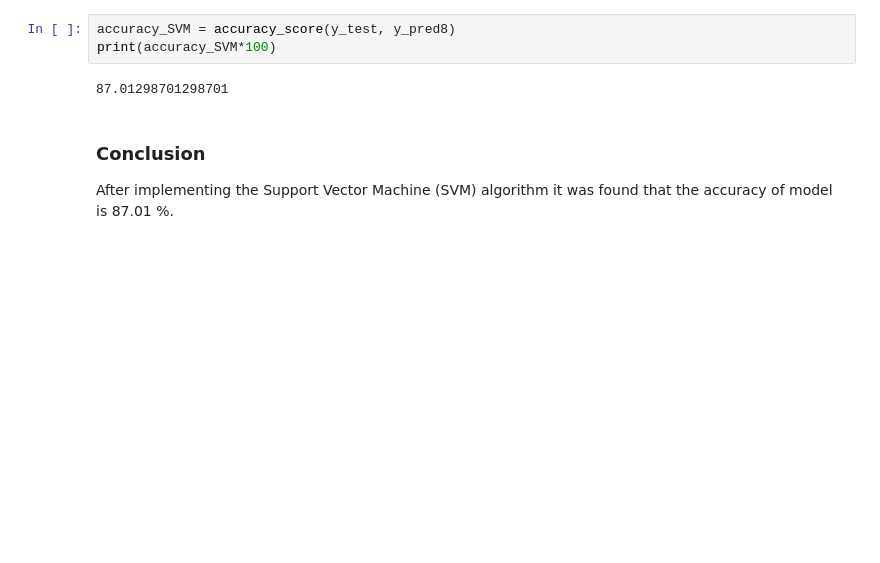
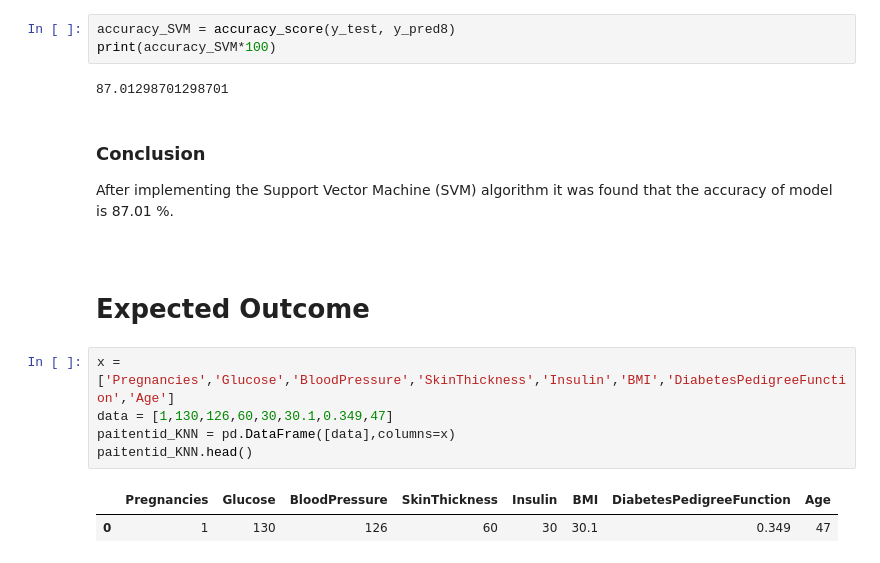
Before and after one commit to PraffullaDubey/Analysis_and_Future_Risk_Prediction_of_Diabetes_Mellitus, a Jupyter notebook: Review 2/Review-2.ipynb, the cells around one changed output. Saved outputs shown, nothing was run; the diff lists cells and outputs as text; blank space fills up the shorter version.

Commit message:
Added Expected Outcome

```diff
--- a/Review 2/Review-2.ipynb
+++ b/Review 2/Review-2.ipynb
@@ -519,3 +520,14 @@ print(accuracy_SVM*100)
 ### Conclusion
 
 After implementing the Support Vector Machine (SVM) algorithm it was found that the accuracy of model is 87.01 %.
+# %% [markdown]
+<a id = 16></p><br>
+# Expected Outcome
+# %%
+x = ['Pregnancies','Glucose','BloodPressure','SkinThickness','Insulin','BMI','DiabetesPedigreeFunction','Age']
+data = [1,130,126,60,30,30.1,0.349,47]
+paitentid_KNN = pd.DataFrame([data],columns=x)
+paitentid_KNN.head()
+# %% [output]
+|  | Pregnancies | Glucose | BloodPressure | SkinThickness | Insulin | BMI | DiabetesPedigreeFunction | Age |
+| 0 | 1 | 130 | 126 | 60 | 30 | 30.1 | 0.349 | 47 |
```
Also changed, not shown: parts of 6 cells of this notebook.
